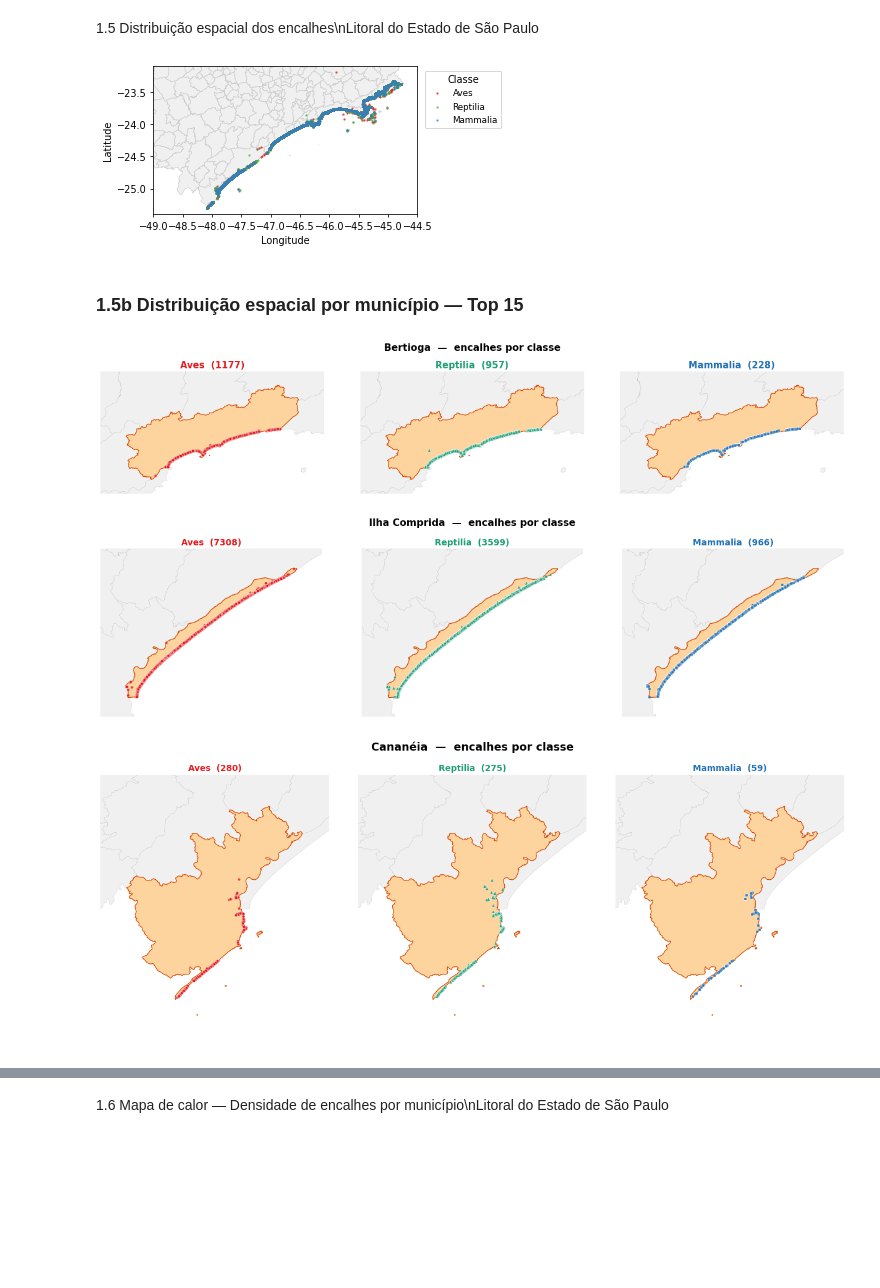
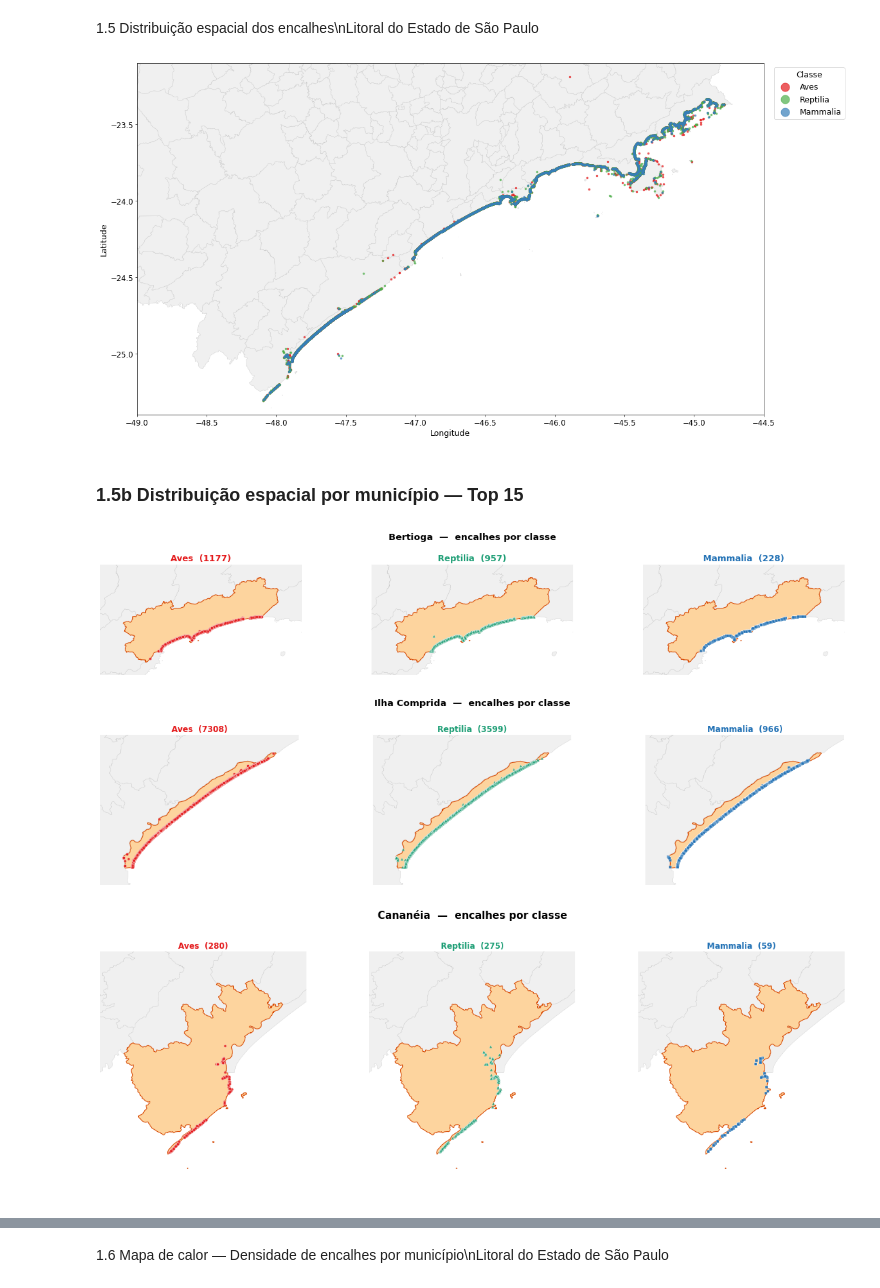
Before and after one commit to JonasCandid0/TCC-Univesp, a Jupyter notebook: tcc_analise_espacial_simba.ipynb, the cells around one changed output, grey strips where cells are left out. Drawn from its saved outputs; the diff is of its cells as text; code cells hidden in the pictures; blank space fills up the shorter version.

```diff
--- a/tcc_analise_espacial_simba.ipynb
+++ b/tcc_analise_espacial_simba.ipynb
@@ -444,11 +533,9 @@ Meses com mais encalhes:
 # %% [markdown]
 1.3 Média de encalhes por mês do calendário (2019–2025)
 # %%
-# Extrair mês e ano do índice datetime
 df_temporal['mes_do_ano'] = df_temporal.index.month
 df_temporal['ano']        = df_temporal.index.year
 
-# Passo 1: conta encalhes por (ano, mês)
 contagem_por_mes_ano = (
     df_temporal
     .groupby(['ano', 'mes_do_ano'])
@@ -456,7 +543,6 @@ contagem_por_mes_ano = (
     .reset_index(name='Encalhes')
 )
 
-# Passo 2: tira a média de cada mês do calendário ao longo dos anos
 sazonalidade = (
     contagem_por_mes_ano
     .groupby('mes_do_ano')['Encalhes']
@@ -465,12 +551,11 @@ sazonalidade = (
 )
 sazonalidade.columns = ['Mês', 'Média de encalhes']
 
-# Nomes abreviados dos meses para o eixo X
 nomes_meses = ['Jan', 'Fev', 'Mar', 'Abr', 'Mai', 'Jun',
                'Jul', 'Ago', 'Set', 'Out', 'Nov', 'Dez']
 sazonalidade['Nome'] = sazonalidade['Mês'].apply(lambda m: nomes_meses[m - 1])
 
-fig, ax = plt.subplots(figsize=(12, 5))
+fig, ax = plt.subplots(figsize=(20, 10))
 
 cores_saz = ['#e08080' if m in [8, 9] else '#5b9bd5' for m in sazonalidade['Mês']]
 
@@ -483,14 +568,13 @@ bars_saz = ax.bar(
     width=0.6,
 )
 
-# Rótulo no topo de cada barra
 for bar in bars_saz:
     h = bar.get_height()
     ax.text(
         bar.get_x() + bar.get_width() / 2,
         h + sazonalidade['Média de encalhes'].max() * 0.01,
         f'{h:.0f}',
-        ha='center', va='bottom', fontsize=8.5, fontweight='bold'
+        ha='center', va='bottom', fontsize=13, fontweight='bold'
     )
 
 ax.set_xlabel('Mês')
@@ -499,21 +583,16 @@ ax.set_ylim(0, sazonalidade['Média de encalhes'].max() * 1.18)
 ax.spines[['top', 'right']].set_visible(False)
 ax.yaxis.grid(True, linestyle='--', alpha=0.4)
 ax.set_axisbelow(True)
-ax.tick_params(axis='x', labelsize=10)
+ax.tick_params(axis='x', labelsize=14)
+ax.tick_params(axis='y', labelsize=14)
 
-# Legenda explicativa
 from matplotlib.patches import Patch
 legend_elements = [
     Patch(facecolor='#e08080', label='Meses de pico (ago/set)'),
     Patch(facecolor='#5b9bd5', label='Demais meses'),
 ]
-ax.legend(handles=legend_elements, loc='upper left', fontsize=10, framealpha=0.8)
+ax.legend(handles=legend_elements, loc='upper left', fontsize=15, framealpha=0.8)
 
 plt.tight_layout()
 plt.show()
-
-print(f"\nMês com maior média: {sazonalidade.loc[sazonalidade['Média de encalhes'].idxmax(), 'Nome']}")
-print(sazonalidade.sort_values('Média de encalhes', ascending=False)
-      .assign(**{'Média de encalhes': lambda df: df['Média de encalhes'].round(1)})
-      [['Nome', 'Média de encalhes']].to_string(index=False))
 # %% [output]
@@ -754,44 +876,44 @@ Total de rotas de monitoramento com coordenadas válidas: 428371
 # %% [markdown]
 1.5 Distribuição espacial dos encalhes\nLitoral do Estado de São Paulo
 # %%
-import matplotlib as mpl
-mpl.rcParams.update({'figure.dpi': 70, 'savefig.dpi': 70})
-
 url_sp = 'https://github.com/alura-cursos/curso_geopandas/raw/main/dados/Estado_SP.shp'
 sp = gpd.read_file(url_sp)
 sp = sp.to_crs(epsg=4326)
 
 gdf_plot_geo = gdf_encalhes[
     gdf_encalhes['Ponto - Lat'].between(-26, -22) &
     gdf_encalhes['Ponto - Long'].between(-49, -44)
 ].copy()
 
 col_classe = 'Espécies - Classe_ocor' if 'Espécies - Classe_ocor' in gdf_plot_geo.columns else 'Espécies - Classe'
 cores_por_classe = {
     'Aves':           '#e41a1c',
     'Reptilia':       '#4daf4a',
     'Mammalia':       '#377eb8',
     'Elasmobranchii': '#ff7f00',
     'Sirenia':        '#984ea3',
 }
 
-fig, ax = plt.subplots(figsize=(6, 8))  # era (10, 13)
+fig, ax = plt.subplots(figsize=(23, 10))  # proporção do print ideal
 
 sp.plot(ax=ax, color='#f0f0f0', edgecolor='#cccccc', linewidth=0.5)
 
 for classe in gdf_plot_geo[col_classe].dropna().unique():
     subset = gdf_plot_geo[gdf_plot_geo[col_classe] == classe]
-    subset.plot(ax=ax, markersize=2, alpha=0.6, color=cores_por_classe.get(str(classe), '#aaaaaa'), label=str(classe))
+    subset.plot(ax=ax, markersize=10, alpha=0.7,  # pontos maiores e mais visíveis
+                color=cores_por_classe.get(str(classe), '#aaaaaa'), label=str(classe))
 
 ax.set_xlim(-49, -44.5)
 ax.set_ylim(-25.4, -23.1)
-ax.set_xlabel('Longitude')
-ax.set_ylabel('Latitude')
-ax.legend(title='Classe', bbox_to_anchor=(1.01, 1), loc='upper left', fontsize=9)
+ax.set_xlabel('Longitude', fontsize=15)
+ax.set_ylabel('Latitude', fontsize=15)
+ax.tick_params(labelsize=14)
+ax.legend(title='Classe', title_fontsize=15, bbox_to_anchor=(1.01, 1),
+          loc='upper left', fontsize=15, markerscale=5)  # legenda maior
 plt.tight_layout()
 plt.show()
 # %% [output]
-[figure, old version]
+[figure, new version]
 # %% [markdown]
 ### 1.5b Distribuição espacial por município — Top 15
 # %%
@@ -834,7 +956,7 @@ if not mun_geo.empty:
     # figsize: largura fixa 18, altura proporcional ao aspecto do bbox
     aspect = (ymax - ymin) / (xmax - xmin)
     fig_h = max(3.5, min(7.0, 18 * aspect / 3))  # por painel; clamp 3.5–7
-    fig, axes = plt.subplots(1, 3, figsize=(18, fig_h))
+    fig, axes = plt.subplots(1, 3, figsize=(20, fig_h))
     fig.suptitle('Bertioga  —  encalhes por classe', fontsize=16, fontweight='bold', y=1.03)
 
     for ax, (classe, cfg) in zip(axes, classes_cfg.items()):
@@ -864,7 +986,7 @@ if not mun_geo.empty:
 else:
     print('Município não encontrado: Bertioga')
 # %% [output]
-[figure, old version]
+[figure, new version]
 # %%
 # ── Ilha Comprida — facet por classe ──────────────────────────────────────────
 
@@ -905,7 +1027,7 @@ if not mun_geo.empty:
     # figsize: largura fixa 18, altura proporcional ao aspecto do bbox
     aspect = (ymax - ymin) / (xmax - xmin)
     fig_h = max(3.5, min(7.0, 18 * aspect / 3))  # por painel; clamp 3.5–7
-    fig, axes = plt.subplots(1, 3, figsize=(18, fig_h))
+    fig, axes = plt.subplots(1, 3, figsize=(20, fig_h))
     fig.suptitle('Ilha Comprida  —  encalhes por classe', fontsize=16, fontweight='bold', y=1.03)
 
     for ax, (classe, cfg) in zip(axes, classes_cfg.items()):
@@ -935,7 +1057,7 @@ if not mun_geo.empty:
 else:
     print('Município não encontrado: Ilha Comprida')
 # %% [output]
-[figure, old version]
+[figure, new version]
 # %%
 # ── Cananéia — facet por classe ──────────────────────────────────────────
 
@@ -976,7 +1098,7 @@ if not mun_geo.empty:
     # figsize: largura fixa 18, altura proporcional ao aspecto do bbox
     aspect = (ymax - ymin) / (xmax - xmin)
     fig_h = max(3.5, min(7.0, 18 * aspect / 3))  # por painel; clamp 3.5–7
-    fig, axes = plt.subplots(1, 3, figsize=(18, fig_h))
+    fig, axes = plt.subplots(1, 3, figsize=(20, fig_h))
     fig.suptitle('Cananéia  —  encalhes por classe', fontsize=18, fontweight='bold', y=1.03)
 
     for ax, (classe, cfg) in zip(axes, classes_cfg.items()):
@@ -1006,7 +1128,7 @@ if not mun_geo.empty:
 else:
     print('Município não encontrado: Cananéia')
 # %% [output]
-[figure, old version]
+[figure, new version]
 # %%
 # ── Caraguatatuba — facet por classe ──────────────────────────────────────────
 
```
Also changed, not shown: parts of 42 cells of this notebook.
